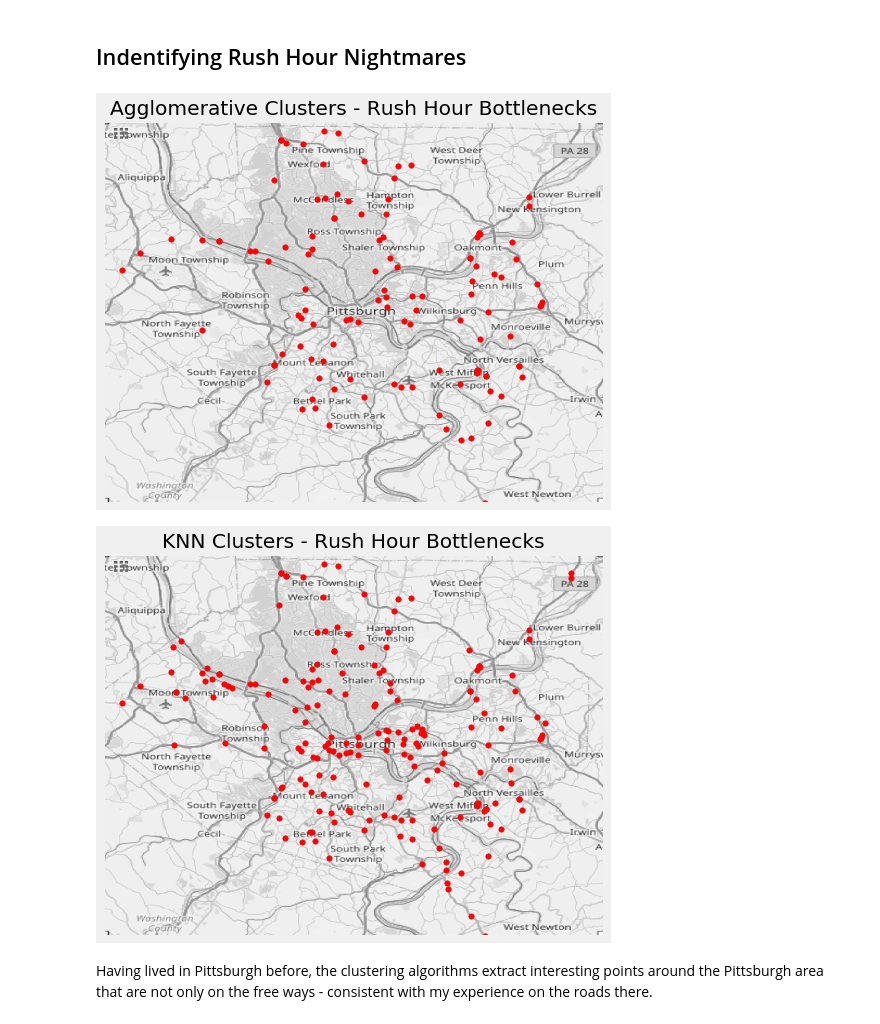
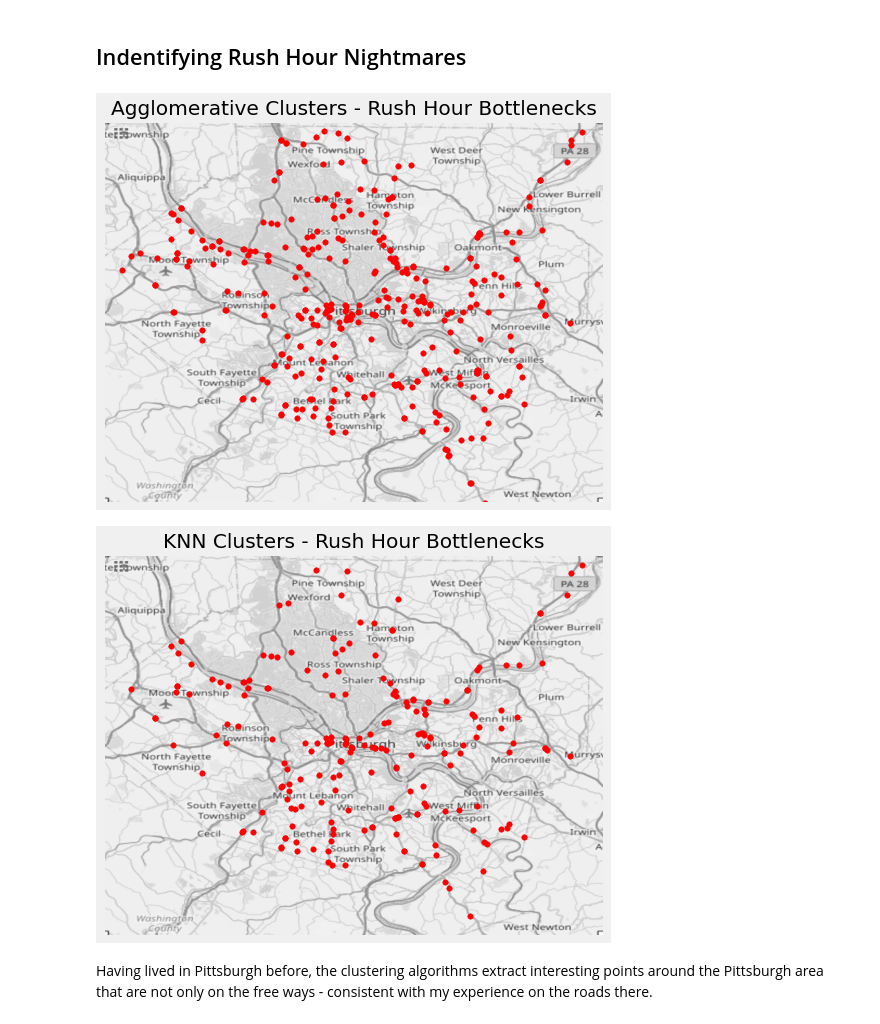
Before and after one commit to celmore25/portfolio, a Jupyter notebook: Notebooks/machine_learning/Traffic_Clustering.ipynb, the cells around one changed output. Cells and saved outputs as stored; diff of their text form; code cells hidden in the pictures.

```diff
--- a/Notebooks/machine_learning/Traffic_Clustering.ipynb
+++ b/Notebooks/machine_learning/Traffic_Clustering.ipynb
@@ -211,7 +213,7 @@ cluster.knn_sillouette(n_clusters, sil, plot=True, verbose=True)
 
 kmeans = KMeans(
     init="random",
-    n_clusters=7,
+    n_clusters=5,
     n_init=100,
     max_iter=300,
     random_state=42,
@@ -285,7 +285,7 @@ for k in n_clusters:
 cluster.knn_sillouette(n_clusters, sil, plot=True, verbose=True)
 
 AG = AgglomerativeClustering(
-    n_clusters=n_clusters[np.argmin(sil)])
+    n_clusters=5)
 AG.fit(X)
 
 fig, ax = cluster.ag_plot_avg(X, AG, time_cols)
@@ -308,22 +308,22 @@ df_res['knn_lab'] = kmeans.labels_
 # %% [markdown]
 ## Indentifying Rush Hour Nightmares
 # %%
-bad_ag = 5
-bad_knn = 2
+bad_ag = 0
+bad_knn = 0
 df_bot = df_res[df_res['ag_lab'] == bad_ag]
 fig, ax, im = plot_on_map(df_bot.Longitude, df_bot.Latitude,
                             size=30, img=pitt, color='r')
 ax.set_title('Agglomerative Clusters - Rush Hour Bottlenecks')
 plt.show()
 
 df_bot = df_res[df_res['knn_lab'] == bad_knn]
 fig, ax, im = plot_on_map(df_bot.Longitude, df_bot.Latitude,
                             size=30, img=pitt, color='r')
 ax.set_title('KNN Clusters - Rush Hour Bottlenecks')
 plt.show()
 # %% [output]
-[figure, old version]
+[figure, new version]
-[figure, old version]
+[figure, new version]
 # %% [markdown]
 Having lived in Pittsburgh before, the clustering algorithms extract interesting points around the Pittsburgh area that are not only on the free ways - consistent with my experience on the roads there.
 # %% [markdown]
```
Also changed, not shown: parts of 7 cells of this notebook, 3 other files.
